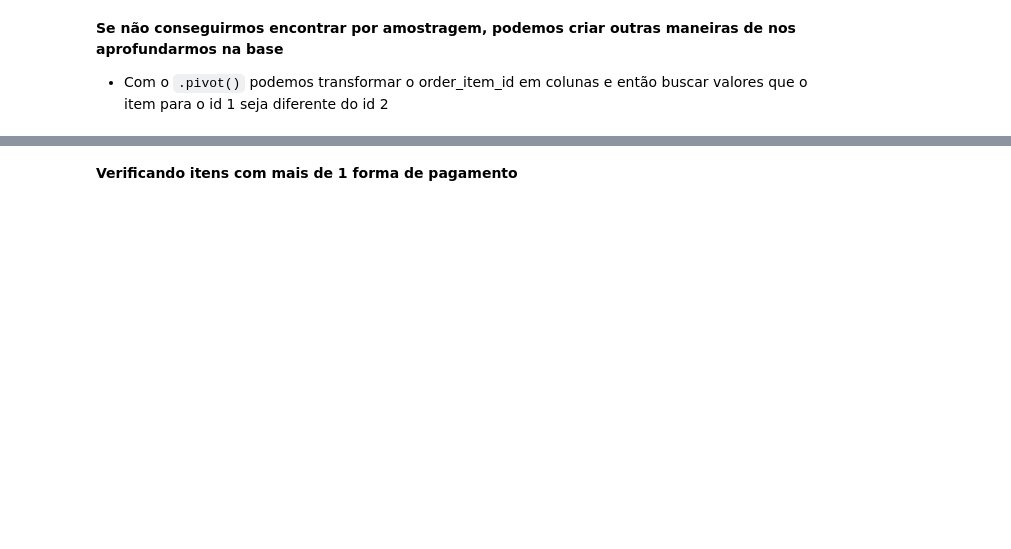
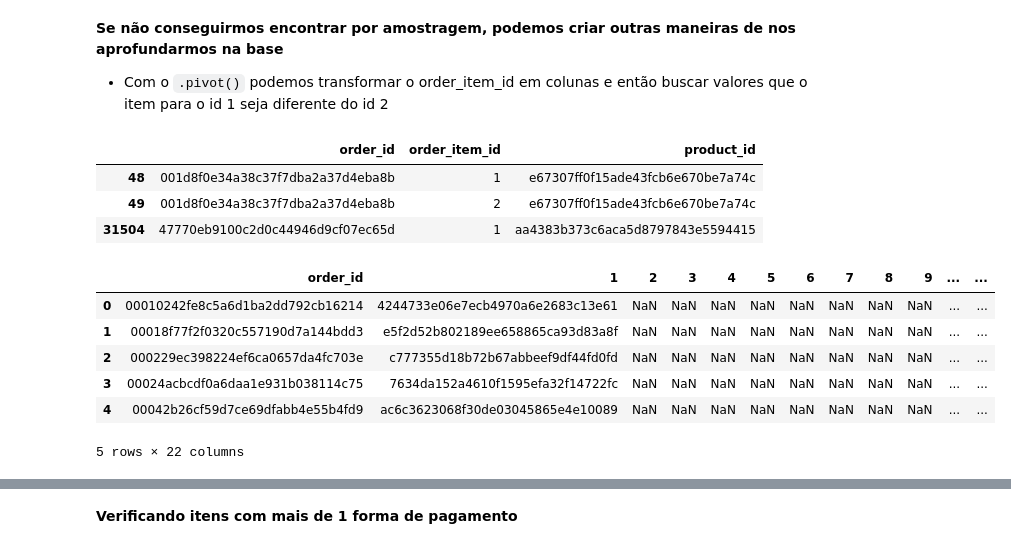
Before and after one commit to PauloViniciusR/SQL, a Jupyter notebook: Storytelling_sql/notebook/analise.ipynb, the cells around one changed output, grey strips where cells are left out. Cells and saved outputs as stored; diff of their text form; code cells hidden in the pictures; blank space fills up the shorter version.

```diff
--- a/Storytelling_sql/notebook/analise.ipynb
+++ b/Storytelling_sql/notebook/analise.ipynb
@@ -272,2 +273,10 @@ products[products.product_id == "79ce45dbc2ea29b22b5a261bbb7b7ee7"]
+# %%
+tabela2 = tabela[(tabela.order_id == '001d8f0e34a38c37f7dba2a37d4eba8b') | (tabela.order_id == '47770eb9100c2d0c44946d9cf07ec65d')]
+tabela2.head()
+# %% [output]
+|  | order_id | order_item_id | product_id |
+| 48 | 001d8f0e34a38c37f7dba2a37d4eba8b | 1 | e67307ff0f15ade43fcb6e670be7a74c |
+| 49 | 001d8f0e34a38c37f7dba2a37d4eba8b | 2 | e67307ff0f15ade43fcb6e670be7a74c |
+| 31504 | 47770eb9100c2d0c44946d9cf07ec65d | 1 | aa4383b373c6aca5d8797843e5594415 |
 # %%
 # Fazendo o pivot da tabela
@@ -274,5 +284,15 @@ products[products.product_id == "79ce45dbc2ea29b22b5a261bbb7b7ee7"]
 # %%
 # Renomeando as colunas para os nomes abaixo
 colunas = ['order_id','1','2','3','4','5','6','7','8','9','10','11','12','13','14','15','16','17','18','19','20','21']
+tabela_pivot.columns = colunas
+tabela_pivot.head()
+# %% [output]
+|  | order_id | 1 | 2 | 3 | 4 | 5 | 6 | 7 | 8 | 9 | ... | ... |
+| 0 | 00010242fe8c5a6d1ba2dd792cb16214 | 4244733e06e7ecb4970a6e2683c13e61 | NaN | NaN | NaN | NaN | NaN | NaN | NaN | NaN | ... | ... |
+| 1 | 00018f77f2f0320c557190d7a144bdd3 | e5f2d52b802189ee658865ca93d83a8f | NaN | NaN | NaN | NaN | NaN | NaN | NaN | NaN | ... | ... |
+| 2 | 000229ec398224ef6ca0657da4fc703e | c777355d18b72b67abbeef9df44fd0fd | NaN | NaN | NaN | NaN | NaN | NaN | NaN | NaN | ... | ... |
+| 3 | 00024acbcdf0a6daa1e931b038114c75 | 7634da152a4610f1595efa32f14722fc | NaN | NaN | NaN | NaN | NaN | NaN | NaN | NaN | ... | ... |
+| 4 | 00042b26cf59d7ce69dfabb4e55b4fd9 | ac6c3623068f30de03045865e4e10089 | NaN | NaN | NaN | NaN | NaN | NaN | NaN | NaN | ... | ... |
+5 rows × 22 columns
 # %%
 # Retirando as linhas onde o id 2 é vazio
```
Also changed, not shown: parts of 5 cells of this notebook.
